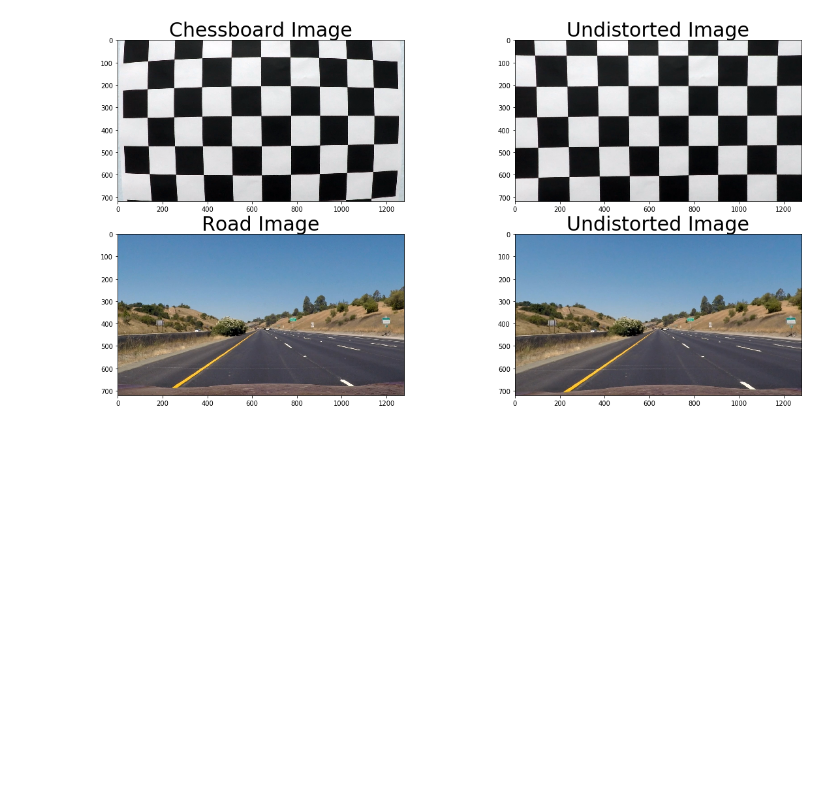
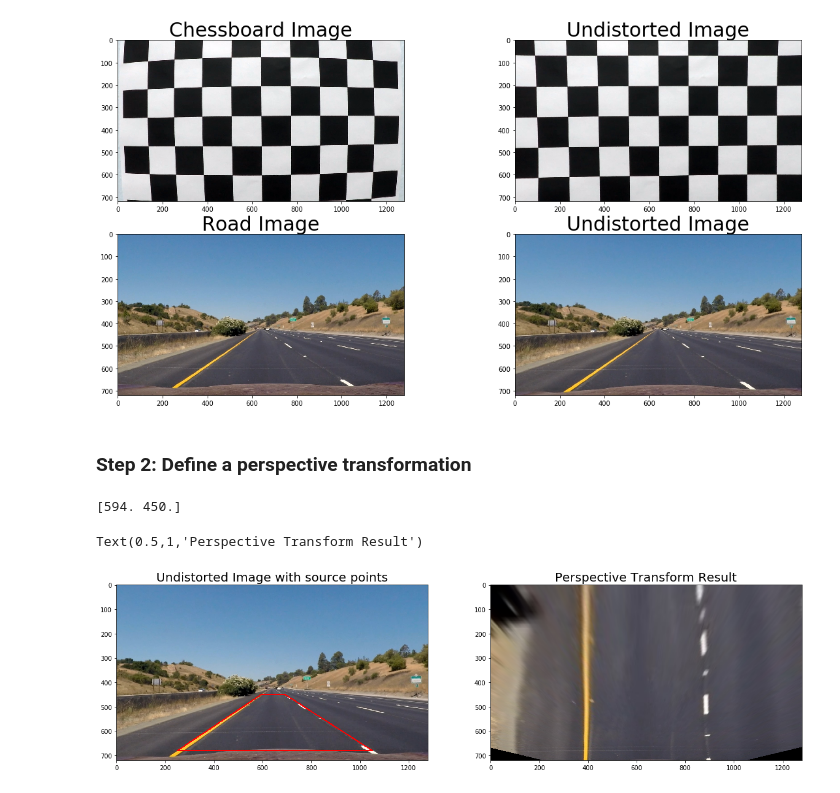
Before and after one commit to jordancharest/Advanced-Lane-Finding, a Jupyter notebook: advanced_lane_finding.ipynb, the cells around one changed output. Cells and saved outputs as stored; diff of their text form; code cells hidden in the pictures; blank space fills up the shorter version.

Commit message:
Finished perspective transformation

```diff
--- a/advanced_lane_finding.ipynb
+++ b/advanced_lane_finding.ipynb
@@ -93,3 +93,52 @@ axs[3].set_title('Undistorted Image', fontsize=30)
 # %% [output]
 Text(0.5,1,'Undistorted Image')
 [figure]
+# %% [markdown]
+### Step 2: Define a perspective transformation
+# %%
+# This function takes an image, a list of source points and destination points, and warps the image accordingly
+def birds_eye_warp(image, src_pts, dst_pts):
+    img_size = image.shape[1], image.shape[0]
+
+    # get the perspective transform matrices, forward and reverse
+    # we will need the reverse to map the lane lines back to the original image
+    M = cv2.getPerspectiveTransform(src_pts, dst_pts)
+    Minv = cv2.getPerspectiveTransform(dst_pts, src_pts)
+
+    warped = cv2.warpPerspective(image, M, img_size)
+
+    return warped, M, Minv
+# %%
+h,w  = (gray.shape[0], gray.shape[1])
+
+# Define the transformation corners
+src_pts = np.float32([(594,450),
+                      (692,450),
+                      (250,680),
+                      (1050,680)])
+
+loc = 380
+dst_pts = np.float32([(loc,0),
+                      (w-loc,0),
+                      (loc,h),
+                      (w-loc,h)])
+
+# Perform the perspective transformation to create a birds eye view
+warped, M, Minv = birds_eye_warp(road_undistort, src_pts, dst_pts)
+
+# draw the perspective transform mbox on the original, undistorted image
+cv2.line(road_undistort, tuple(src_pts[0]), tuple(src_pts[1]),(255,0,0), 3)
+cv2.line(road_undistort, tuple(src_pts[1]), tuple(src_pts[3]),(255,0,0), 3)
+cv2.line(road_undistort, tuple(src_pts[2]), tuple(src_pts[3]),(255,0,0), 3)
+cv2.line(road_undistort, tuple(src_pts[2]), tuple(src_pts[0]),(255,0,0), 3)
+
+f, axs = plt.subplots(1,2, figsize=(20,10))
+axs.ravel()
+axs[0].imshow(road_undistort)
+axs[0].set_title('Undistorted Image with source points', fontsize=20)
+axs[1].imshow(warped)
+axs[1].set_title('Perspective Transform Result', fontsize=20)
+# %% [output]
+[594. 450.]
+Text(0.5,1,'Perspective Transform Result')
+[figure, added]
```
Also changed, not shown: parts of 1 cell of this notebook.
